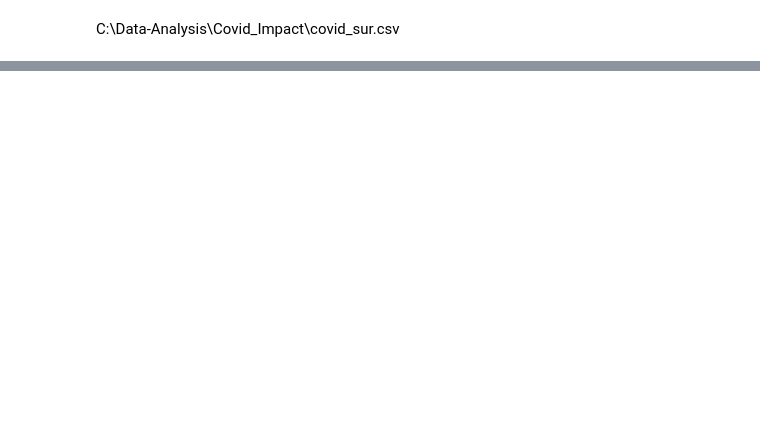
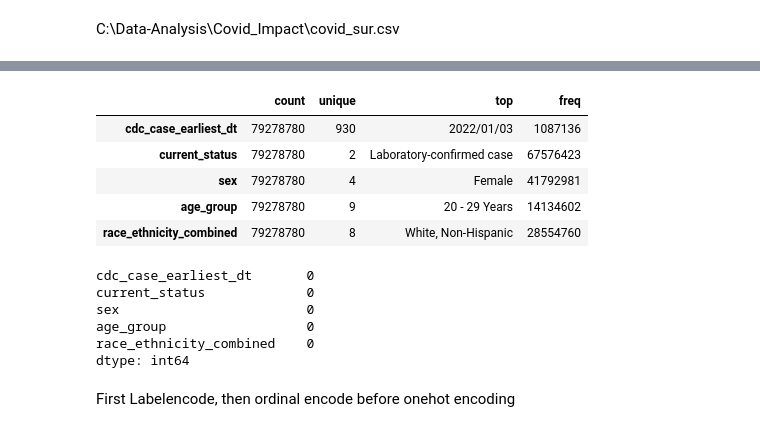
Before and after one commit to Omuk/Fullstack-Data-Analyst, a Jupyter notebook: data_projects/covid/covid.ipynb, the cells around one changed output, grey strips where cells are left out. Drawn from its saved outputs; the diff is of its cells as text; code cells hidden in the pictures; blank space fills up the shorter version.

```diff
--- a/data_projects/covid/covid.ipynb
+++ b/data_projects/covid/covid.ipynb
@@ -205 +214,3 @@ new_dat = data.isnull().sum() * 100/len(data)
+# %%
+data = data.dropna()
 # %%
@@ -208,0 +235,19 @@ C:\Data-Analysis\Covid_Impact\covid_sur.csv
+# %%
+data.describe().T
+# %% [output]
+|  | count | unique | top | freq |
+| cdc_case_earliest_dt | 79278780 | 930 | 2022/01/03 | 1087136 |
+| current_status | 79278780 | 2 | Laboratory-confirmed case | 67576423 |
+| sex | 79278780 | 4 | Female | 41792981 |
+| age_group | 79278780 | 9 | 20 - 29 Years | 14134602 |
+| race_ethnicity_combined | 79278780 | 8 | White, Non-Hispanic | 28554760 |
+# %%
+no_miss = data.isnull().sum()
+no_miss
+# %% [output]
+cdc_case_earliest_dt       0
+current_status             0
+sex                        0
+age_group                  0
+race_ethnicity_combined    0
+dtype: int64
@@ -208,0 +256,2 @@ C:\Data-Analysis\Covid_Impact\covid_sur.csv
+# %% [markdown]
+First Labelencode, then ordinal encode before onehot encoding
```
Also changed, not shown: parts of 20 cells of this notebook, 54 other files.
